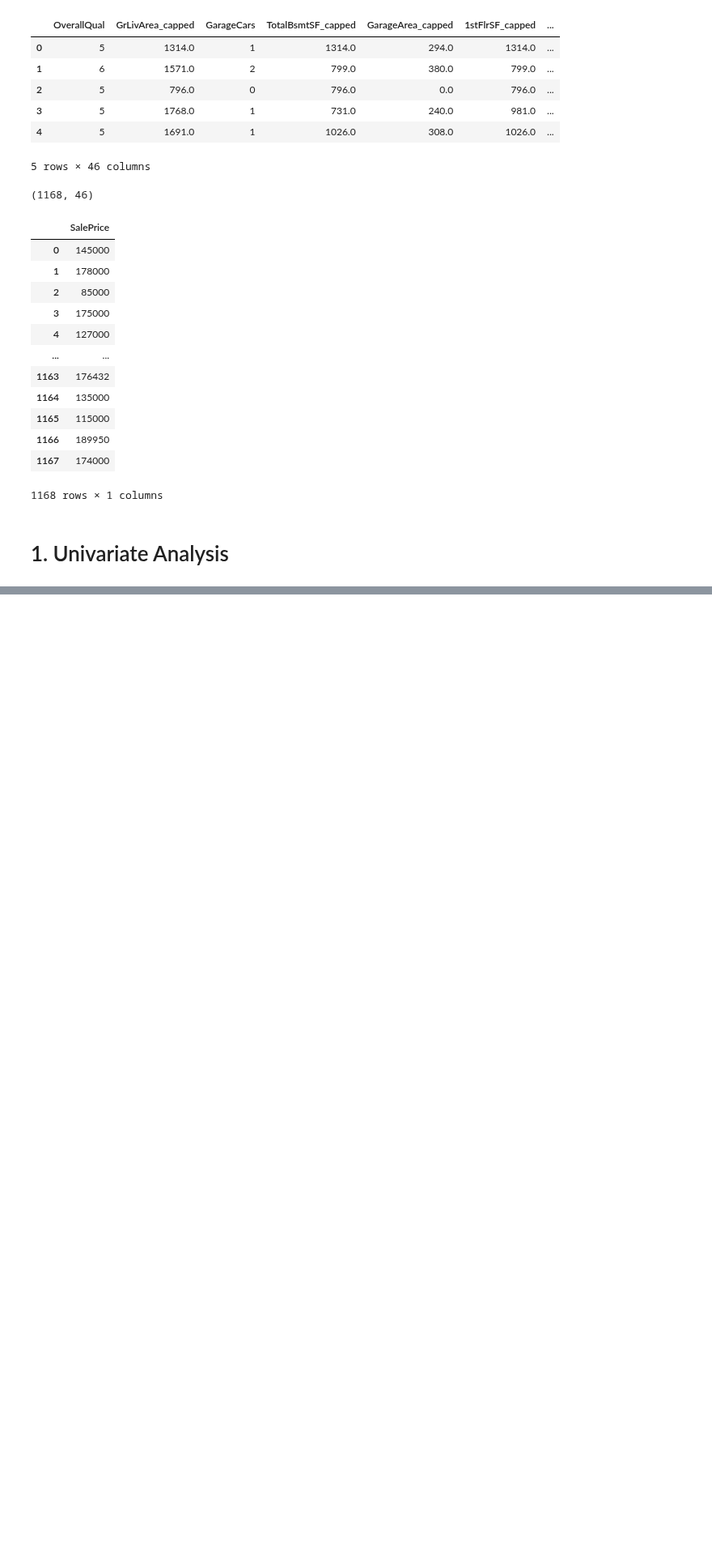
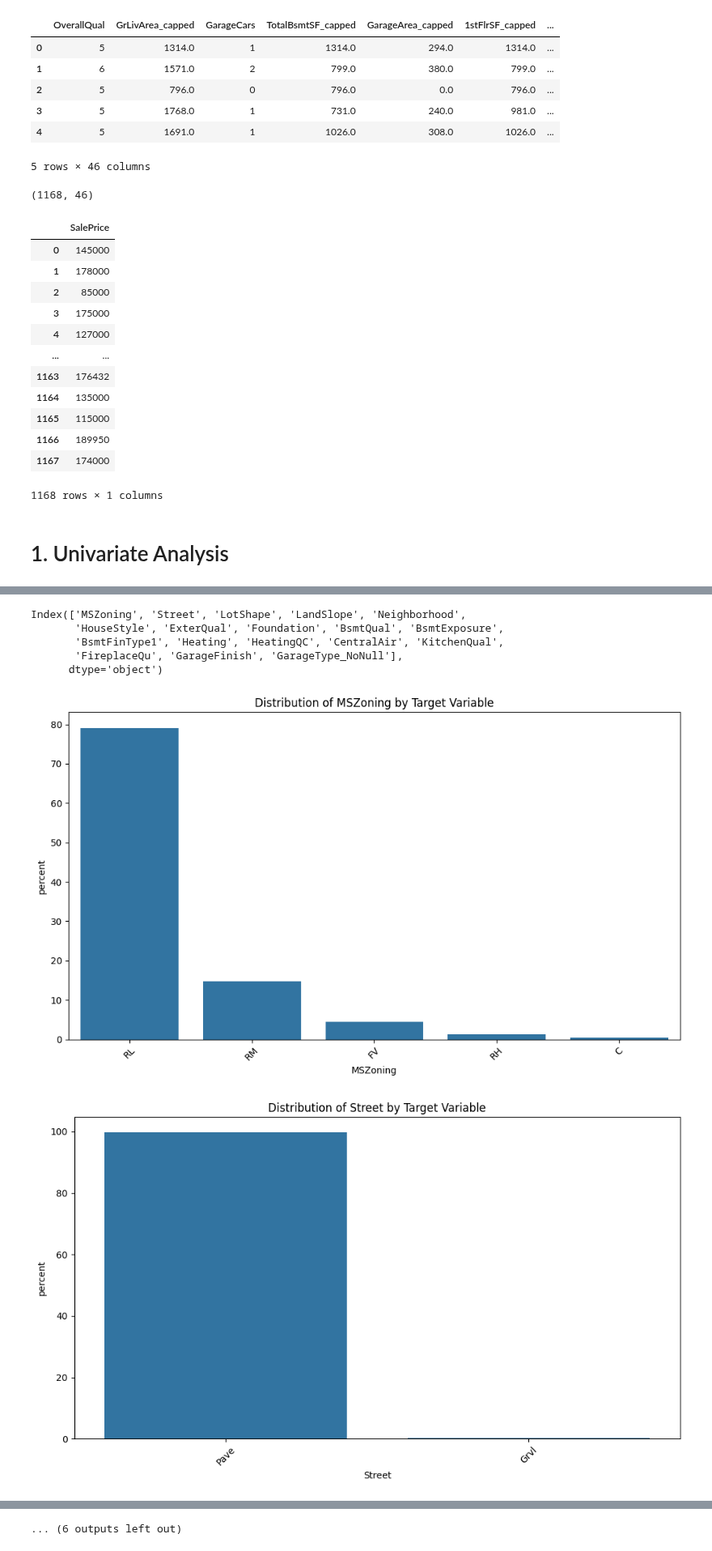
Before and after one commit to akhyear/house_price_prediction, a Jupyter notebook: notebook/03_EDA.ipynb, the cells around one changed output, grey strips where cells are left out. Shown at 81% size. Saved outputs shown, nothing was run; the diff lists cells and outputs as text; code cells hidden in the pictures; blank space fills up the shorter version.

Commit message:
EDA: doing univariate analysis on categorical column and log 5 column

```diff
--- a/notebook/03_EDA.ipynb
+++ b/notebook/03_EDA.ipynb
@@ -39,5 +39,8 @@ y_train
 | 1166 | 189950 |
 | 1167 | 174000 |
 1168 rows × 1 columns
+# %%
+numerical_features = X_train.select_dtypes(include=['int64', 'float64']).columns
+categorical_features = X_train.select_dtypes(include=['object']).columns
 # %% [markdown]
 # 1. Univariate Analysis
@@ -43,0 +49,19 @@ y_train
+# %%
+categorical_features
+# %% [output]
+Index(['MSZoning', 'Street', 'LotShape', 'LandSlope', 'Neighborhood',
+       'HouseStyle', 'ExterQual', 'Foundation', 'BsmtQual', 'BsmtExposure',
+       'BsmtFinType1', 'Heating', 'HeatingQC', 'CentralAir', 'KitchenQual',
+       'FireplaceQu', 'GarageFinish', 'GarageType_NoNull'],
+      dtype='object')
+# %%
+for feature in categorical_features:
+    plt.figure(figsize=(10, 6))
+    sns.countplot(data=X_train, x=feature, stat = "percent")
+    plt.title(f'Distribution of {feature} by Target Variable')
+    plt.xticks(rotation=45)
+    plt.tight_layout()
+    plt.show()
+# %% [output]
+[figure, added]
+[figure, added]
@@ -43,0 +78 @@ y_train
+... (6 outputs left out)
```
Also changed, not shown: parts of 2 cells of this notebook, 2 other files.
